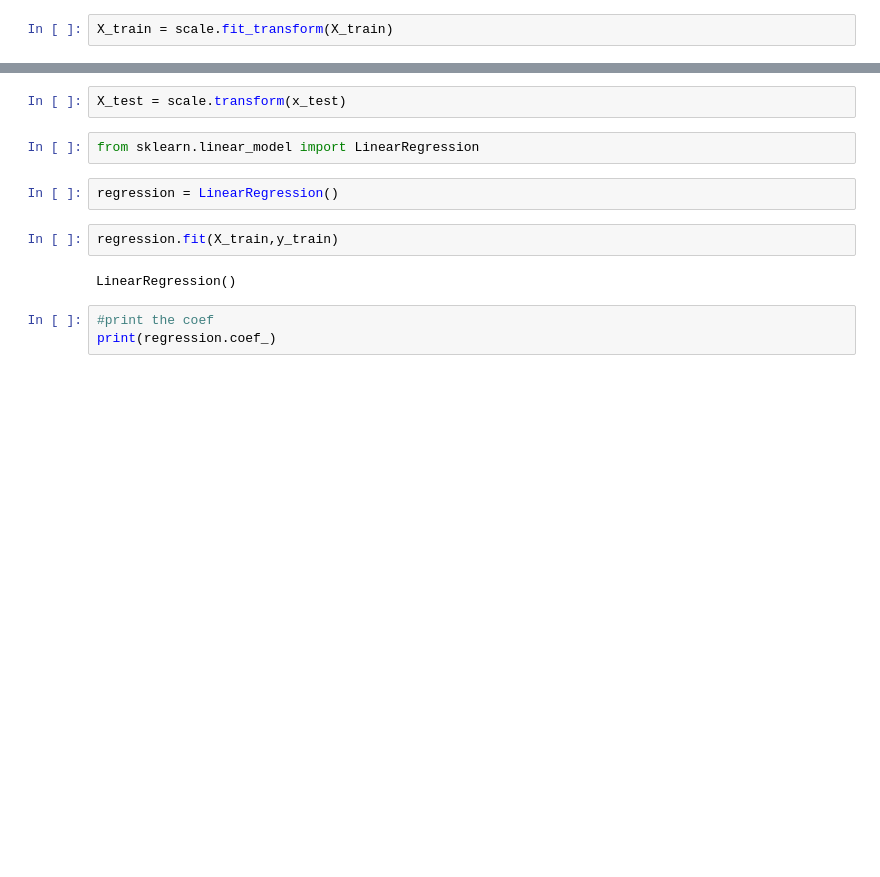
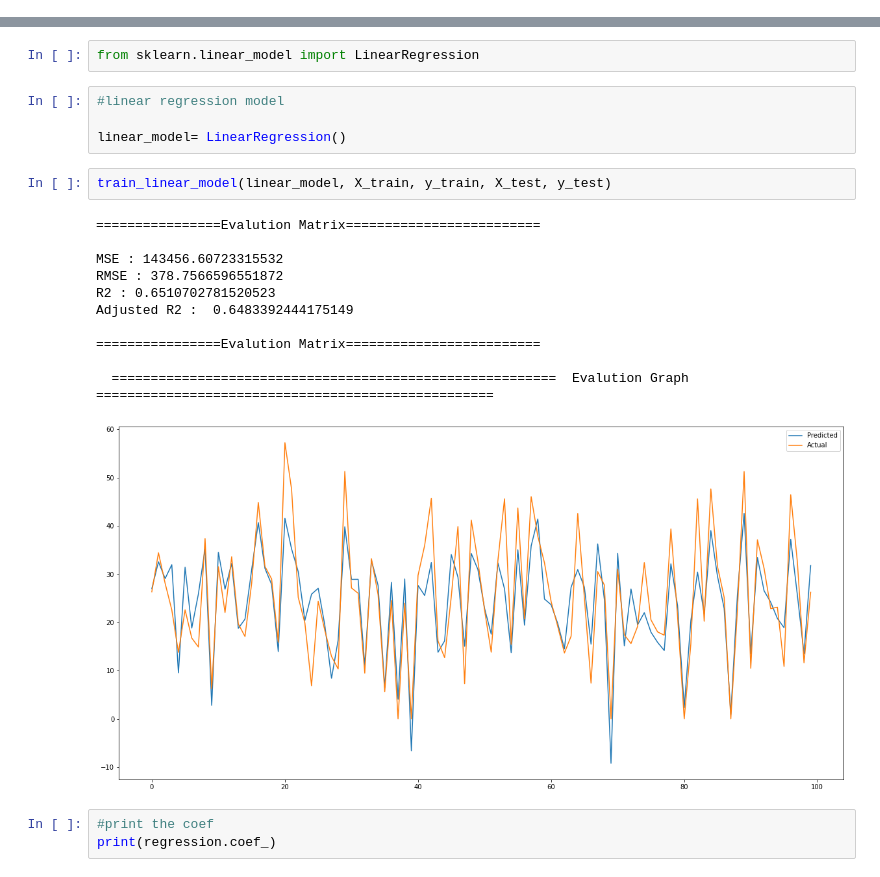
Before and after one commit to gkunal8019/Bike-Sharing-Demand-Prediction, a Jupyter notebook: Bike_Sharing_Demand_Prediction_Capstone_Project.ipynb, the cells around one changed output, grey strips where cells are left out. Cells and saved outputs as stored; diff of their text form; blank space fills up the shorter version.

```diff
--- a/Bike_Sharing_Demand_Prediction_Capstone_Project.ipynb
+++ b/Bike_Sharing_Demand_Prediction_Capstone_Project.ipynb
@@ -520,2 +537,0 @@ scale = StandardScaler()
-# %%
-X_train = scale.fit_transform(X_train)
@@ -538,13 +538,23 @@ array([[-0.57691089, -0.57866842,  1.73007583, ...,  0.71605954,
-# %%
-X_test = scale.transform(x_test)
 # %%
 from sklearn.linear_model import LinearRegression
-# %%
-regression = LinearRegression()
-# %%
-regression.fit(X_train,y_train)
-# %% [output]
-LinearRegression()
+# %%
+#linear regression model
+
+linear_model= LinearRegression()
+# %%
+train_linear_model(linear_model, X_train, y_train, X_test, y_test)
+# %% [output]
+================Evalution Matrix=========================
+
+MSE : 143456.60723315532
+RMSE : 378.7566596551872
+R2 : 0.6510702781520523
+Adjusted R2 :  0.6483392444175149
+
+================Evalution Matrix=========================
+
+  =========================================================  Evalution Graph  ===================================================
+[figure, added]
 # %%
 #print the coef
 print(regression.coef_)
```
Also changed, not shown: parts of 19 cells of this notebook.
